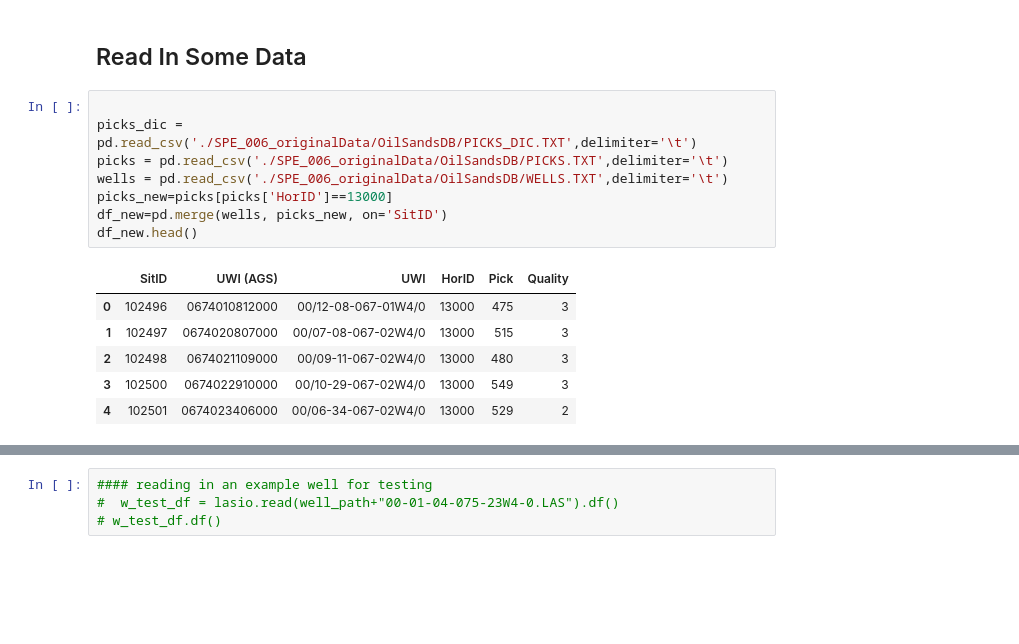
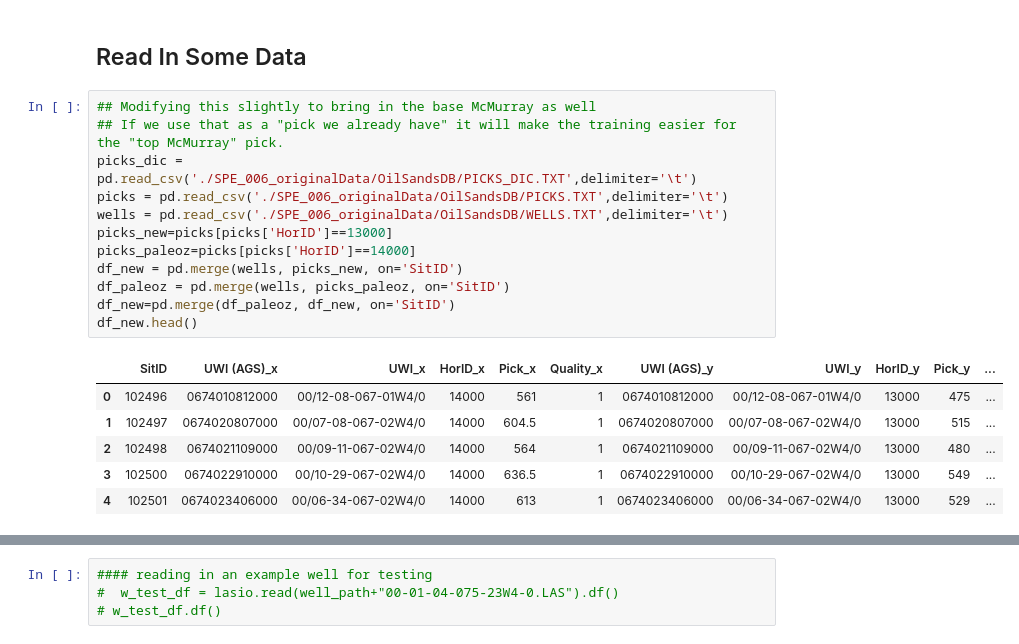
Before and after one commit to JustinGOSSES/MannvilleGroup_Strat_Hackathon, a Jupyter notebook: Feature_Brainstorm_Justin_vE_PH.ipynb, the cells around one changed output, grey strips where cells are left out. Saved outputs shown, nothing was run; the diff lists cells and outputs as text; blank space fills up the shorter version.

```diff
--- a/Feature_Brainstorm_Justin_vE_PH.ipynb
+++ b/Feature_Brainstorm_Justin_vE_PH.ipynb
@@ -39,17 +39,21 @@ pd.set_option('display.max_rows', 2000)
 # %% [markdown]
 ## Read In Some Data
 # %%
-
+## Modifying this slightly to bring in the base McMurray as well
+## If we use that as a "pick we already have" it will make the training easier for the "top McMurray" pick.
 picks_dic = pd.read_csv('./SPE_006_originalData/OilSandsDB/PICKS_DIC.TXT',delimiter='\t')
 picks = pd.read_csv('./SPE_006_originalData/OilSandsDB/PICKS.TXT',delimiter='\t')
 wells = pd.read_csv('./SPE_006_originalData/OilSandsDB/WELLS.TXT',delimiter='\t')
 picks_new=picks[picks['HorID']==13000]
-df_new=pd.merge(wells, picks_new, on='SitID')
+picks_paleoz=picks[picks['HorID']==14000]
+df_new = pd.merge(wells, picks_new, on='SitID')
+df_paleoz = pd.merge(wells, picks_paleoz, on='SitID')
+df_new=pd.merge(df_paleoz, df_new, on='SitID')
 df_new.head()
 # %% [output]
-|  | SitID | UWI (AGS) | UWI | HorID | Pick | Quality |
-| 0 | 102496 | 0674010812000 | 00/12-08-067-01W4/0 | 13000 | 475 | 3 |
-| 1 | 102497 | 0674020807000 | 00/07-08-067-02W4/0 | 13000 | 515 | 3 |
-| 2 | 102498 | 0674021109000 | 00/09-11-067-02W4/0 | 13000 | 480 | 3 |
-| 3 | 102500 | 0674022910000 | 00/10-29-067-02W4/0 | 13000 | 549 | 3 |
-| 4 | 102501 | 0674023406000 | 00/06-34-067-02W4/0 | 13000 | 529 | 2 |
+|  | SitID | UWI (AGS)_x | UWI_x | HorID_x | Pick_x | Quality_x | UWI (AGS)_y | UWI_y | HorID_y | Pick_y | ... |
+| 0 | 102496 | 0674010812000 | 00/12-08-067-01W4/0 | 14000 | 561 | 1 | 0674010812000 | 00/12-08-067-01W4/0 | 13000 | 475 | ... |
+| 1 | 102497 | 0674020807000 | 00/07-08-067-02W4/0 | 14000 | 604.5 | 1 | 0674020807000 | 00/07-08-067-02W4/0 | 13000 | 515 | ... |
+| 2 | 102498 | 0674021109000 | 00/09-11-067-02W4/0 | 14000 | 564 | 1 | 0674021109000 | 00/09-11-067-02W4/0 | 13000 | 480 | ... |
+| 3 | 102500 | 0674022910000 | 00/10-29-067-02W4/0 | 14000 | 636.5 | 1 | 0674022910000 | 00/10-29-067-02W4/0 | 13000 | 549 | ... |
+| 4 | 102501 | 0674023406000 | 00/06-34-067-02W4/0 | 14000 | 613 | 1 | 0674023406000 | 00/06-34-067-02W4/0 | 13000 | 529 | ... |
```
Also changed, not shown: parts of 3 cells of this notebook, 8 other files.
